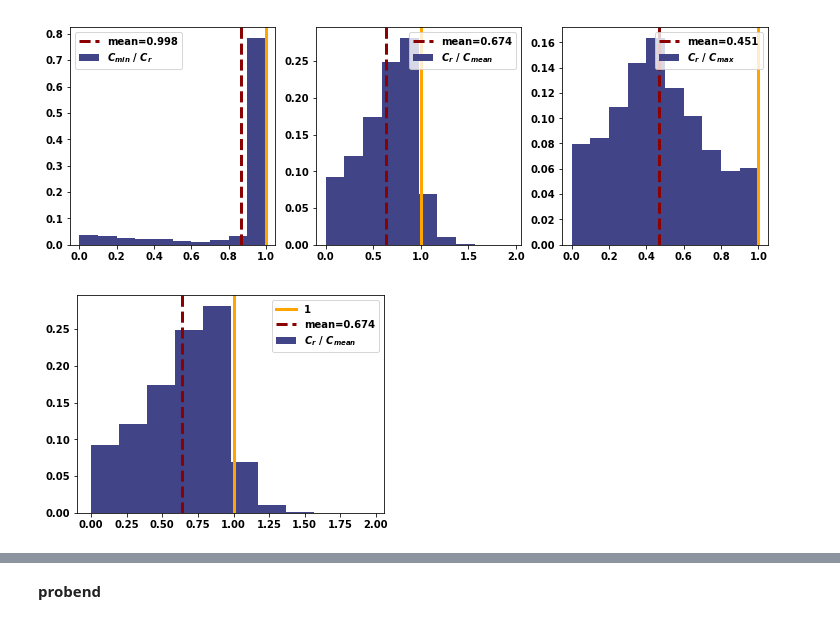
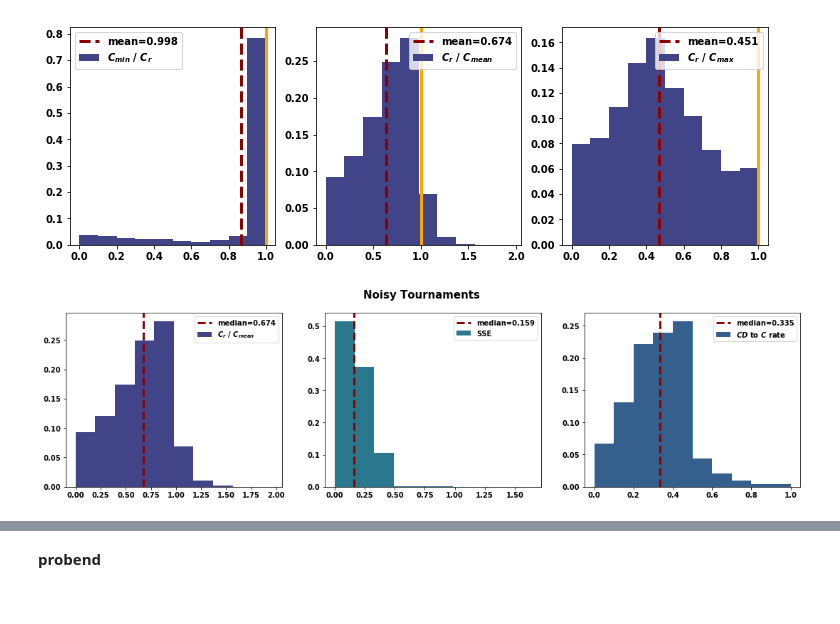
Before and after one commit to Nikoleta-v3/meta-analysis-of-prisoners-dilemma-tournaments, a Jupyter notebook: nbs/5. Discussion.ipynb, the cells around one changed output, grey strips where cells are left out. Cells and saved outputs as stored; diff of their text form; code cells hidden in the pictures.

```diff
--- a/nbs/5. Discussion.ipynb
+++ b/nbs/5. Discussion.ipynb
@@ -18,2 +22,4 @@ color_sse = matplotlib.cm.viridis(0.3)
+# %%
+colors = [color, color_c, color_sse]
 # %% [markdown]
 **Standard tournaments**
@@ -92,17 +76,0 @@ fig.savefig('../images/compared_to_mean_standard.pdf', bbox_inches='tight')
-# %%
-fig, axes = plt.subplots(nrows=1, ncols=1, figsize=(5.5, 4))
-
-values = winners['SSE']
-weights = np.ones_like(values) / float(len(values))
-axes.hist(values, weights=weights, color=color_sse, label='SSE')
-
-axes.axvline(
-    np.mean(values),
-    color="darkred",
-    linestyle="dashed",
-    linewidth=3,
-    label="mean=%s" % round(np.median(values), 3),
-)
-axes.legend();
-
-fig.savefig('../images/sse_standard.pdf', bbox_inches='tight')
@@ -143,28 +109,25 @@ for i, rate in enumerate(['Cooperation_rating_comp_to_min', 'Cooperation_rating_
 # %% [output]
 [figure]
 # %%
-fig, axes = plt.subplots(nrows=1, ncols=1, figsize=(5.5, 4))
+fig, axes = plt.subplots(nrows=1, ncols=3, figsize=(18.5, 4.5))
 
-for i, rate in enumerate(['Cooperation_rating_comp_to_mean']):
+for i, rate in enumerate(['Cooperation_rating_comp_to_mean',
+                          'SSE',
+                          'CD_to_C_rate']):
 
     values = winners_noisy[rate]
     weights = np.ones_like(values) / float(len(values))
-    axes.hist(values, weights=weights, color=color, label=plot.features_labels[rate])
-    axes.axvline(
-        1,
-        color="orange",
-        linewidth=3,
-        label='1'
-    )
-    axes.axvline(
-        np.mean(values),
+    axes[i].hist(values, weights=weights, color=colors[i], label=plot.features_labels[rate])
+    axes[i].axvline(
+        np.median(values),
         color="darkred",
         linestyle="dashed",
         linewidth=3,
-        label="mean=%s" % round(np.median(values), 3),
+        label="median=%s" % round(np.median(values), 3),
     )
-    axes.legend();
+    axes[i].legend();
 
-fig.savefig('../images/compared_to_mean_noisy.pdf', bbox_inches='tight')
+fig.suptitle('Noisy Tournaments', fontsize=15, fontweight='bold')
+fig.savefig('../images/noisy_discussion.pdf', bbox_inches='tight')
 # %% [output]
-[figure, old version]
+[figure, new version]
```
Also changed, not shown: parts of 22 cells of this notebook, 13 other files.
